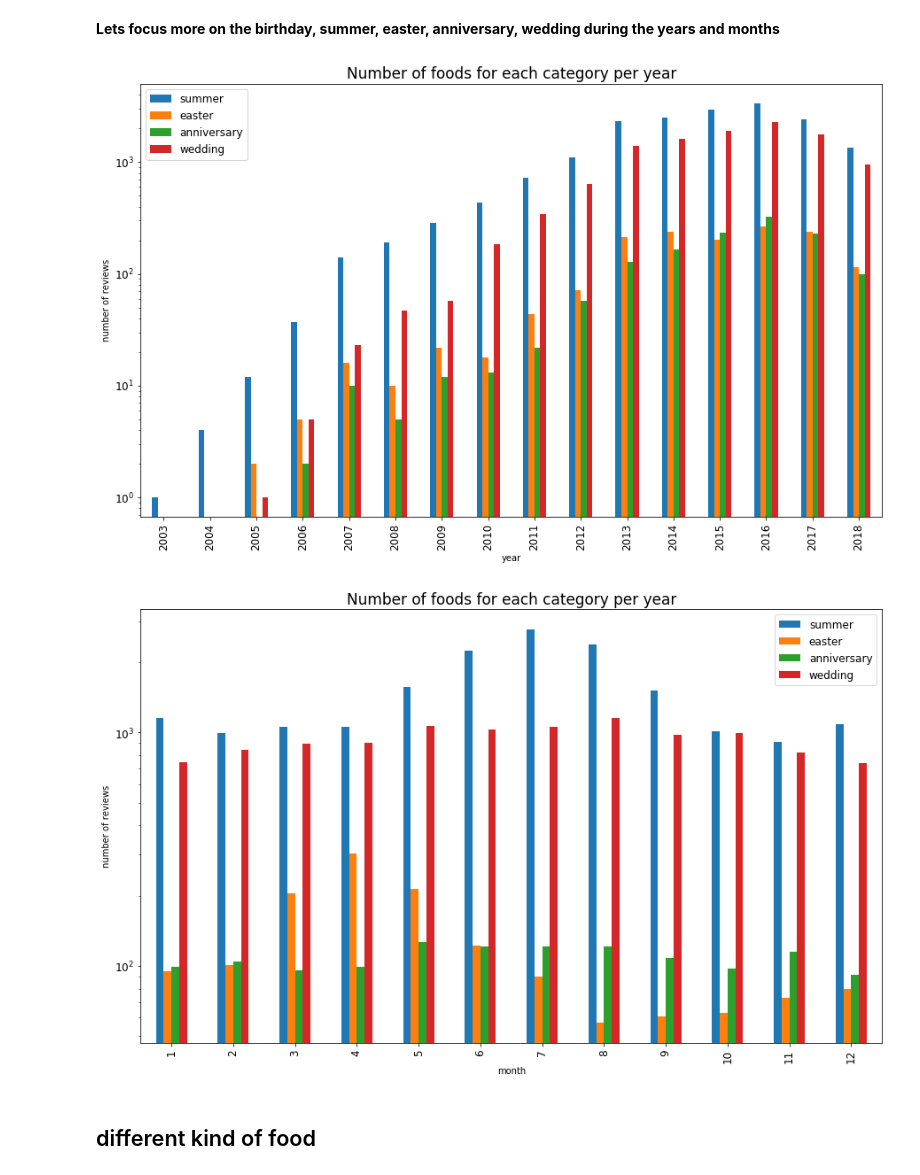
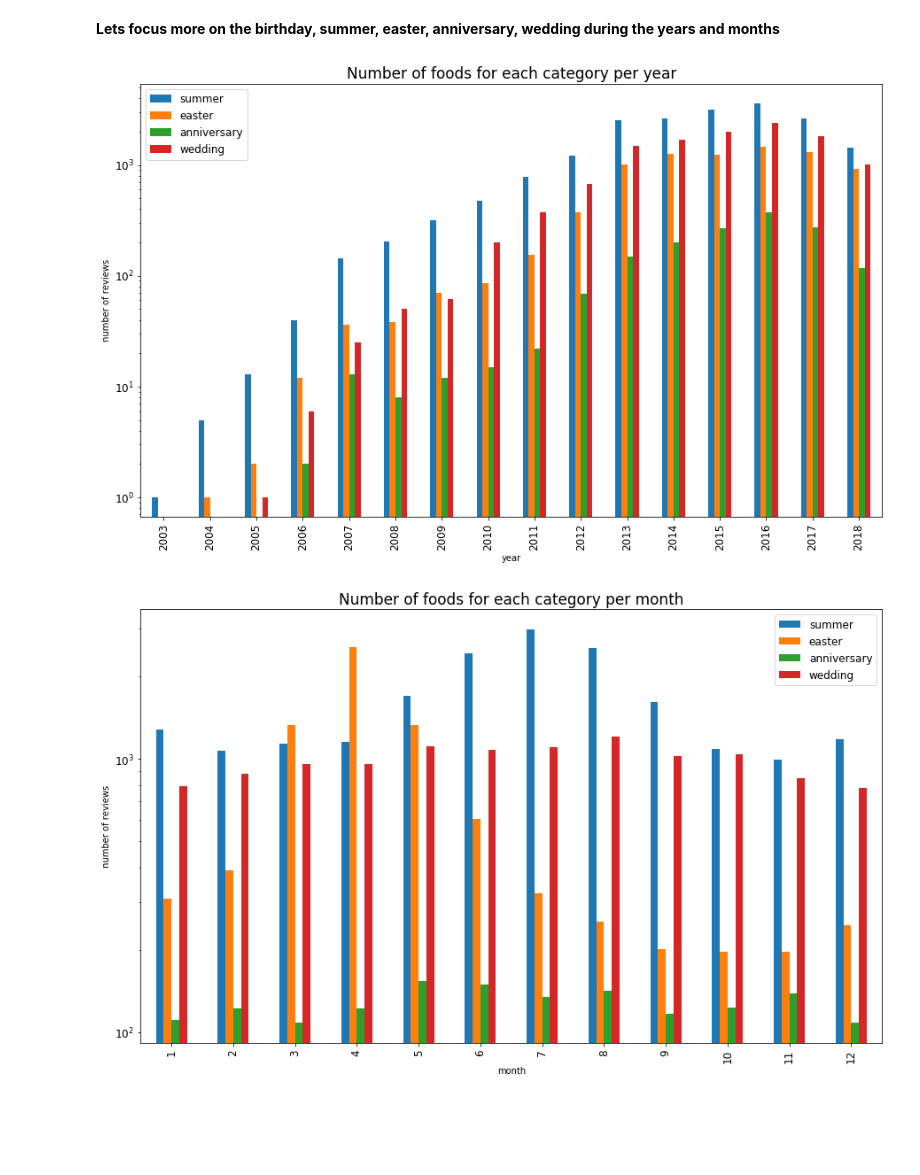
Before and after one commit to JulesssG/ADA-project, a Jupyter notebook: cleaning-trends.ipynb, the cells around one changed output. Saved outputs shown, nothing was run; the diff lists cells and outputs as text; code cells hidden in the pictures; blank space fills up the shorter version.

```diff
--- a/cleaning-trends.ipynb
+++ b/cleaning-trends.ipynb
@@ -174,10 +208,10 @@ thanksgiving 480
 # %% [markdown]
 **Lets focus more on the birthday, summer, easter, anniversary, wedding during the years and months**
 # %%
-summer = d[d["summary"].str.contains(str("summer")) | d["reviewText"].str.contains(str("summer"))]
-easter = d[d["summary"].str.contains(str("easter")) | d["reviewText"].str.contains(str("easter"))]
-anniversary = d[d["summary"].str.contains(str("anniversary")) | d["reviewText"].str.contains(str("anniversary"))]
-wedding = d[d["summary"].str.contains(str("wedding")) | d["reviewText"].str.contains(str("wedding"))]
+summer = d[d["summary"].str.lower().str.contains(str("summer")) | d["reviewText"].str.lower().str.contains(str("summer"))]
+easter = d[d["summary"].str.lower().str.contains(str("easter")) | d["reviewText"].str.lower().str.contains(str("easter"))]
+anniversary = d[d["summary"].str.contains(str("anniversary")) | d["reviewText"].str.lower().str.contains(str("anniversary"))]
+wedding = d[d["summary"].str.lower().str.contains(str("wedding")) | d["reviewText"].str.lower().str.contains(str("wedding"))]
 # %%
 summer_over_time = summer.groupby('reviewYear').size()
 easter_over_time = easter.groupby('reviewYear').size()
@@ -200,29 +234,27 @@ plt.yticks(fontsize=12)
 plt.legend(fontsize=12)
 _ = plt.title('Number of foods for each category per year', fontsize=17)
 # %% [output]
-[figure, old version]
+[figure, new version]
 # %%
 summer_over_time = summer.groupby('reviewMonth').size()
 easter_over_time = easter.groupby('reviewMonth').size()
 anniversary_over_time = anniversary.groupby('reviewMonth').size()
 wedding_over_time = wedding.groupby('reviewMonth').size()
 
 
 data_month = pd.DataFrame(summer_over_time, columns=['summer'])
 data_month['easter'] = pd.Series(easter_over_time)
 data_month['anniversary'] = pd.Series(anniversary_over_time)
 data_month['wedding'] = pd.Series(wedding_over_time)
 
 
 data_month.plot.bar(figsize=(15, 9))
 plt.xlabel('month')
 plt.ylabel('number of reviews')
 plt.yscale("log")
 plt.xticks(fontsize=12)
 plt.yticks(fontsize=12)
 plt.legend(fontsize=12)
-_ = plt.title('Number of foods for each category per year', fontsize=17)
+_ = plt.title('Number of foods for each category per month', fontsize=17)
 # %% [output]
-[figure, old version]
+[figure, new version]
-# %% [markdown]
-## different kind of food
```
Also changed, not shown: parts of 41 cells of this notebook.
